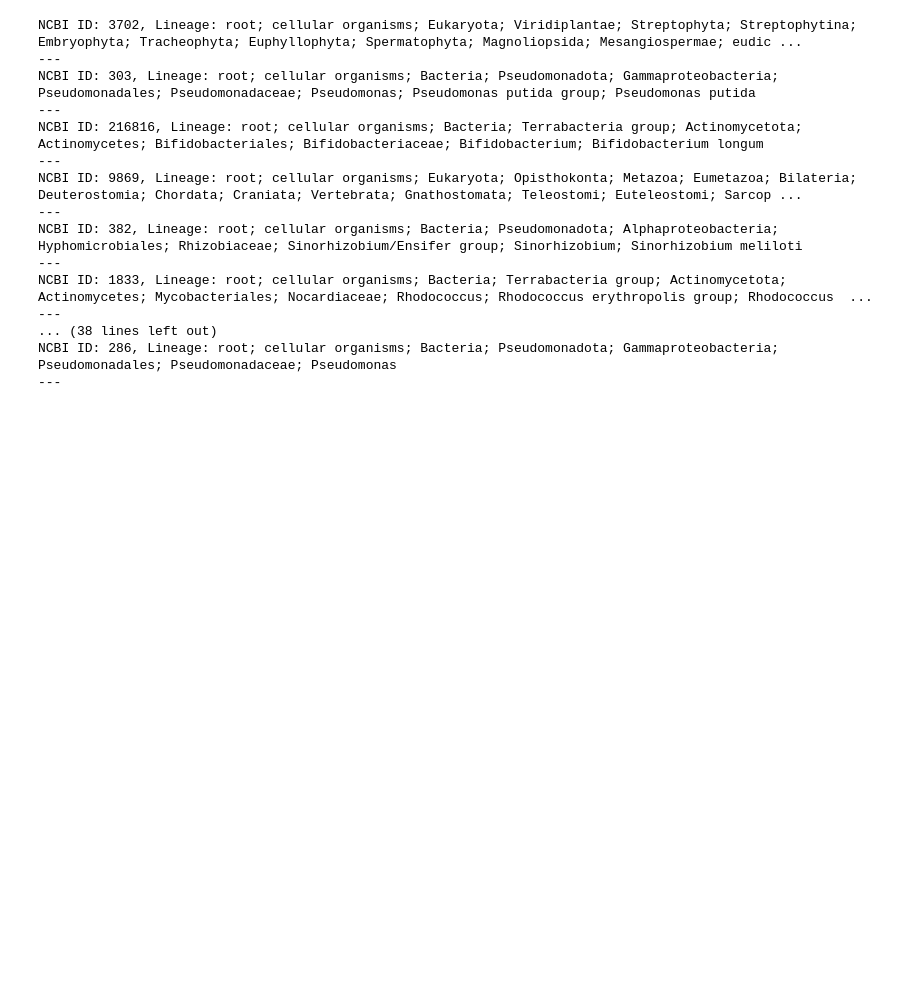
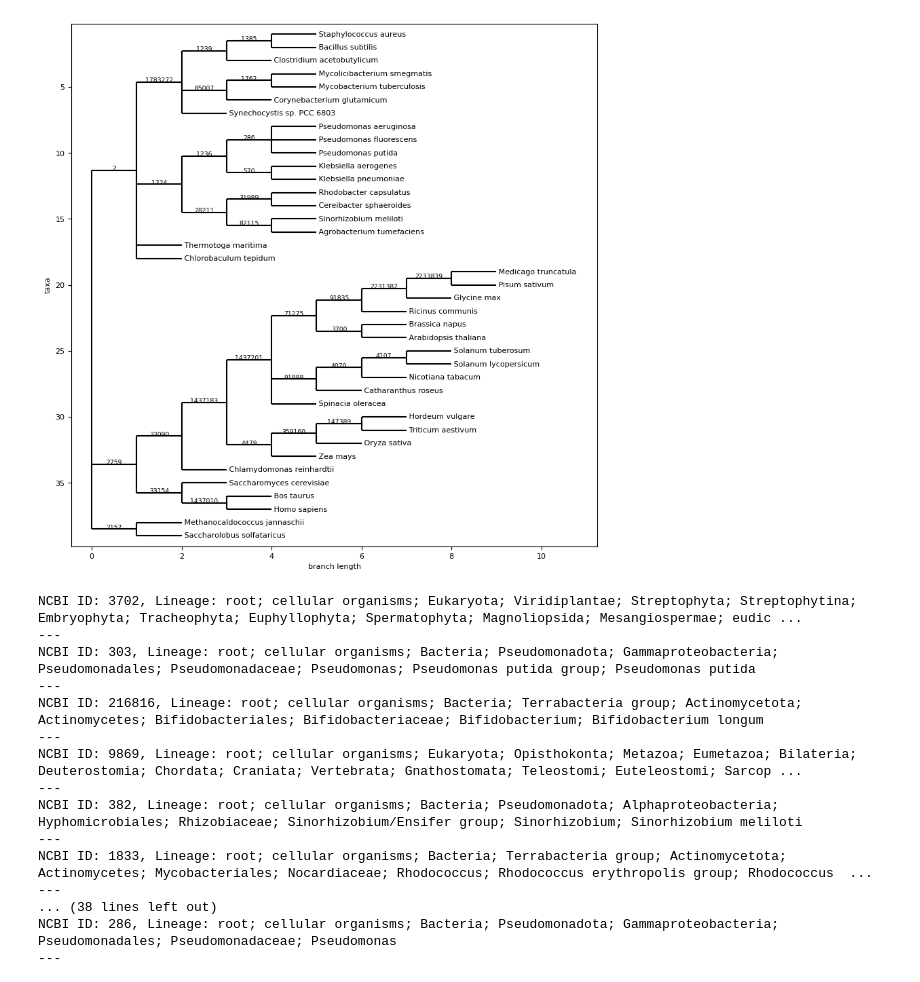
Before and after one commit to pweglik/data-exploration, a Jupyter notebook: projekt/trees.ipynb, the cells around one changed output. Saved outputs shown, nothing was run; the diff lists cells and outputs as text; code cells hidden in the pictures; blank space fills up the shorter version.

Commit message:
better org subset

```diff
--- a/projekt/trees.ipynb
+++ b/projekt/trees.ipynb
@@ -27,0 +7,3 @@ plt.show()
+# %%
+df = pd.read_csv("org_subset.csv")
+df.head()
@@ -28,3 +28,22 @@ plt.show()
+# %%
+ncbi = NCBITaxa()
+tree = ncbi.get_topology(df["ncbi_id"])
+
+newick_str = tree.write(format=1)
+
+tree = Phylo.read(StringIO(newick_str), "newick")
+
+plt.rcParams['font.size'] = 8
+
+node_names = {node: ncbi.get_taxid_translator([node.name])[int(node.name)] for node in tree.get_terminals()}
+
+fig = plt.figure(figsize=(10, 10))
+ax = fig.add_subplot(1, 1, 1)
+Phylo.draw(tree, label_func=lambda node: node_names.get(node, node.name), axes=ax, do_show=False)
+
+plt.show()
+# %% [output]
+[figure, added]
 # %%
 for taxid in ncbi_ids:
     lineage = ncbi.get_lineage(taxid)
```
Also changed, not shown: parts of 3 cells of this notebook, 1 other file.
